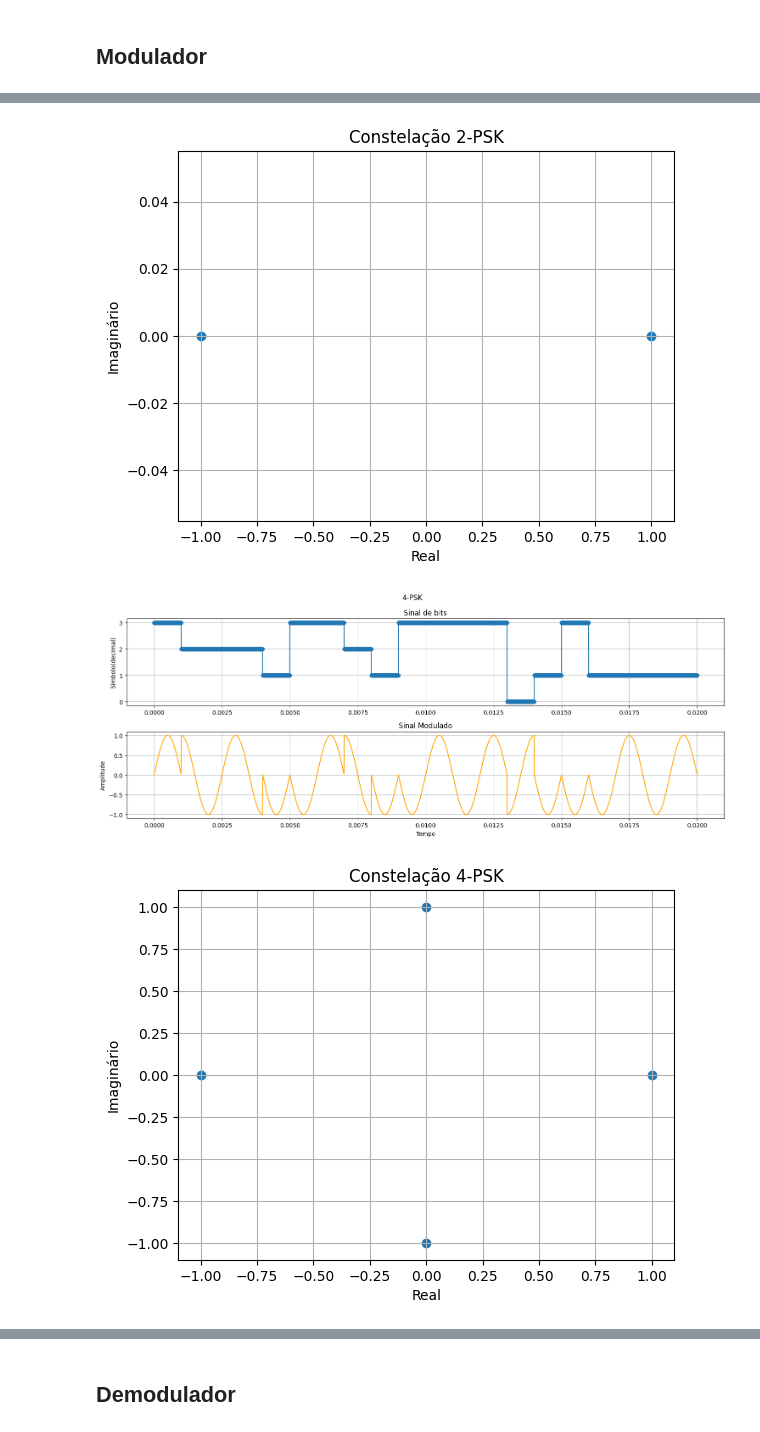
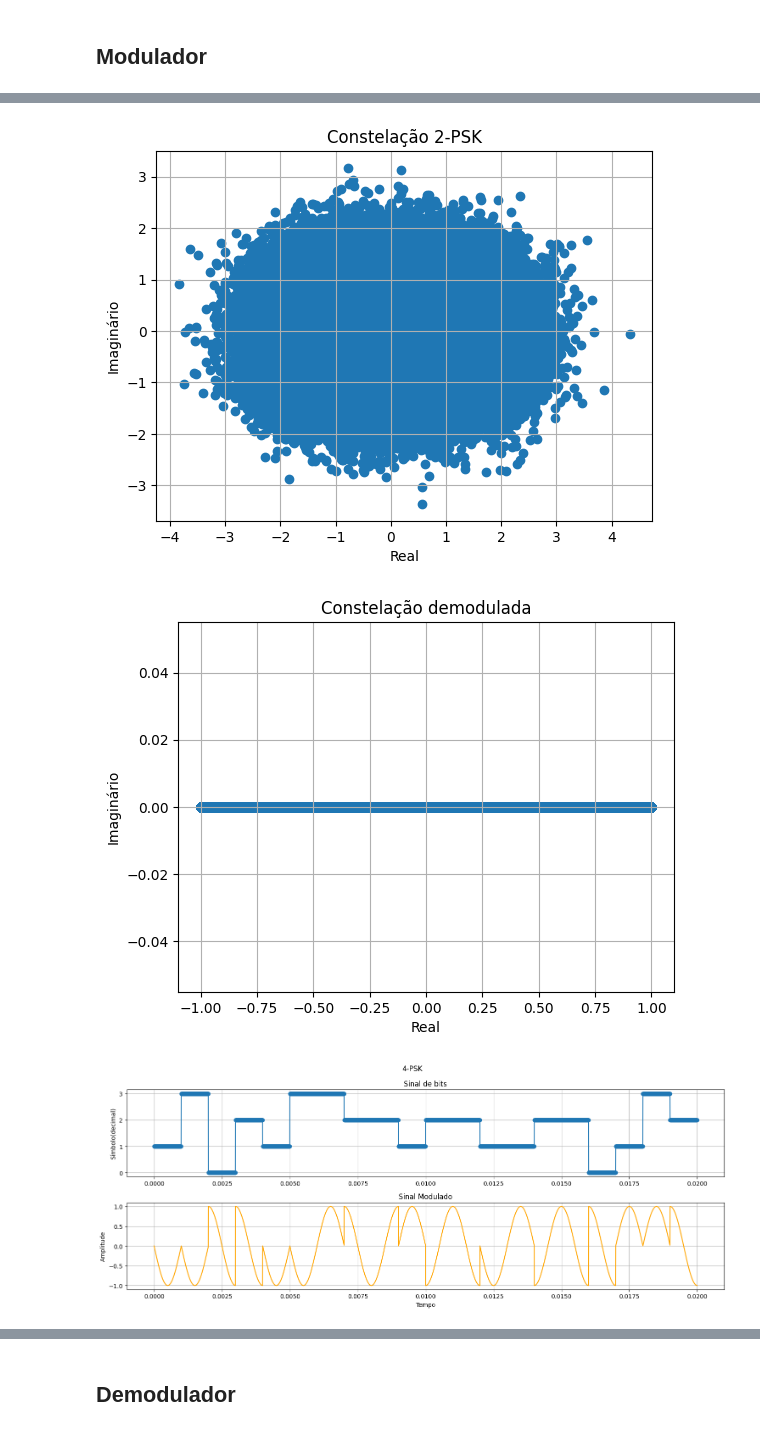
Before and after one commit to braiansmarzaro/Telecommunication, a Jupyter notebook: atividade4_moduladores_bp.ipynb, the cells around one changed output, grey strips where cells are left out. Cells and saved outputs as stored; diff of their text form; code cells hidden in the pictures.

```diff
--- a/atividade4_moduladores_bp.ipynb
+++ b/atividade4_moduladores_bp.ipynb
@@ -30,6 +30,10 @@ simbolos_no_grafico = 20
 show_amostras = simbolos_no_grafico*amostras_por_simbolo
 # vetores
 tempo = np.linspace(0, n_simbolos / taxa_de_modulacao, n_simbolos * amostras_por_simbolo)
+## ruido
+ruido_real = np.random.normal(0, np.sqrt(2)/2, amostras_por_simbolo*n_simbolos)
+ruido_imag = np.random.normal(0, np.sqrt(2)/2, amostras_por_simbolo*n_simbolos)
+ruido = ruido_real + 1j*ruido_imag
 # %% [markdown]
 # Portadora
 # %%
@@ -124,15 +128,13 @@ class Ask:
     def transmit(self,snr = 50):
         #snr = 10*np.log10(potencia(self.sinal)/potencia(ruido))
         k = 10**(snr/10)
-        ruido_real = np.random.normal(loc=0.0, scale=2**.5/2, size=len(self.sinal))
-        ruido_imag = 1j*np.random.normal(loc=0.0, scale=2**.5/2, size=len(self.sinal))
-        ruido = ruido_real+ruido_imag
+
 
         es = np.sum(self.sinal**2)
         er = np.sum(ruido**2)
-        ruido = ruido * (es / (er * k))**0.5
+        ruido_ = ruido * (es / (er * k))**0.5
 
-        self.sinal_transmitido = self.sinal + ruido
+        self.sinal_transmitido = self.sinal + ruido_
 # Instancia a classe e mostra o gráfico
 for m in 2**np.arange(1,5):
     ask = Ask(portadora,m=m)
@@ -204,11 +206,11 @@ class Psk:
         plt.show()
 
     def transmit(self):
-        ruido = np.random.normal(0, 1, len(self.sinal))
         self.sinal_transmitido = self.sinal + ruido
 
 for m in 2**np.arange(1,5):
     psk = Psk(portadora,m=m)
     psk.show()
     psk.constellation()
+    demod_psk = Demodulador(psk.sinal_transmitido,np.unique(psk.sinal))
 # %% [output]
@@ -216,3 +218,3 @@ for m in 2**np.arange(1,5):
-[figure, old version]
+[figure, new version]
-[figure, old version]
+[figure, new version]
-[figure, old version]
+[figure, new version]
```
Also changed, not shown: parts of 5 cells of this notebook.
